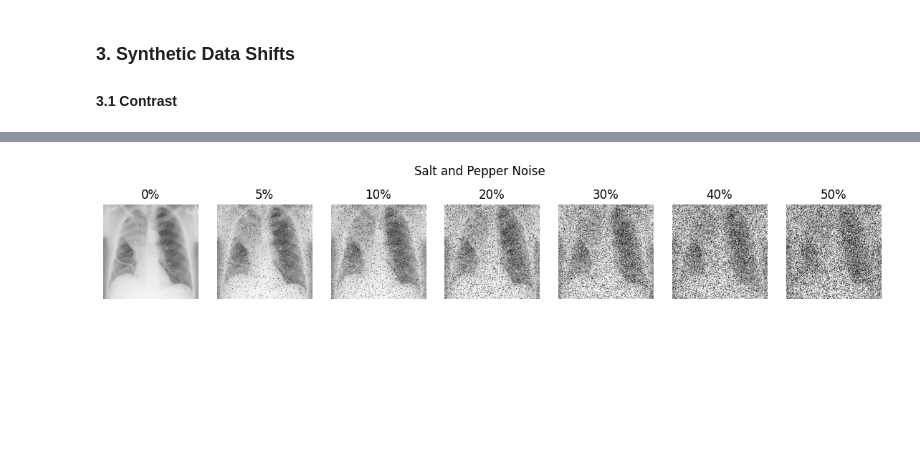
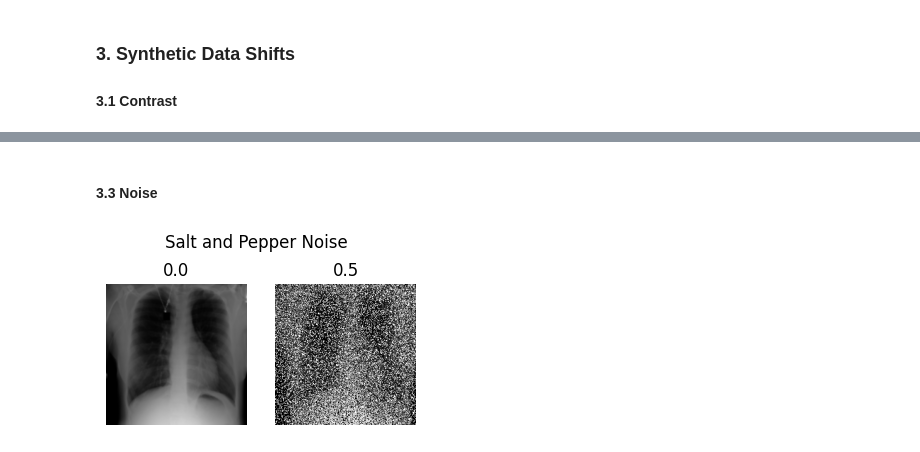
Before and after one commit to leeping-ng/med-img-monitoring, a Jupyter notebook: src/eda.ipynb, the cells around one changed output, grey strips where cells are left out. Cells and saved outputs as stored; diff of their text form; code cells hidden in the pictures; blank space fills up the shorter version.

Commit message:
added gamma, blur/sharpen, speckle noise

```diff
--- a/src/eda.ipynb
+++ b/src/eda.ipynb
@@ -19,7 +19,7 @@ CONFIG_PATH = "config.yml"
 configs = load_config(CONFIG_PATH)
 NUM_IMAGES = configs["inference"]["predict_size"] = 8
 IMG_INDICES = [0,1,2,3,4,5,6,7]
-IMG_INDEX = 0
+IMG_INDEX = 3
 
 rsna = RSNAPneumoniaDataModule(configs)
 predict_dataloader = rsna.predict_dataloader(IMG_INDICES, transforms.ToTensor())
@@ -96,4 +112,7 @@ plot_transforms_for_one_image(rsna, CONTRAST_TRANSFORMS, "Contrast", name_start_
+# %% [markdown]
+#### 3.3 Noise
 # %%
-plot_transforms_for_one_image(rsna, SALT_PEPPER_NOISE_TRANSFORMS, "Salt and Pepper Noise", name_start_idx=18)
+from transforms_select import SALT_PEPPER_NOISE_TF
+plot_transforms_for_one_image(rsna, SALT_PEPPER_NOISE_TF, "Salt and Pepper Noise", name_start_idx=18)
 # %% [output]
-[figure, old version]
+[figure, new version]
```
Also changed, not shown: parts of 12 cells of this notebook, 3 other files.
